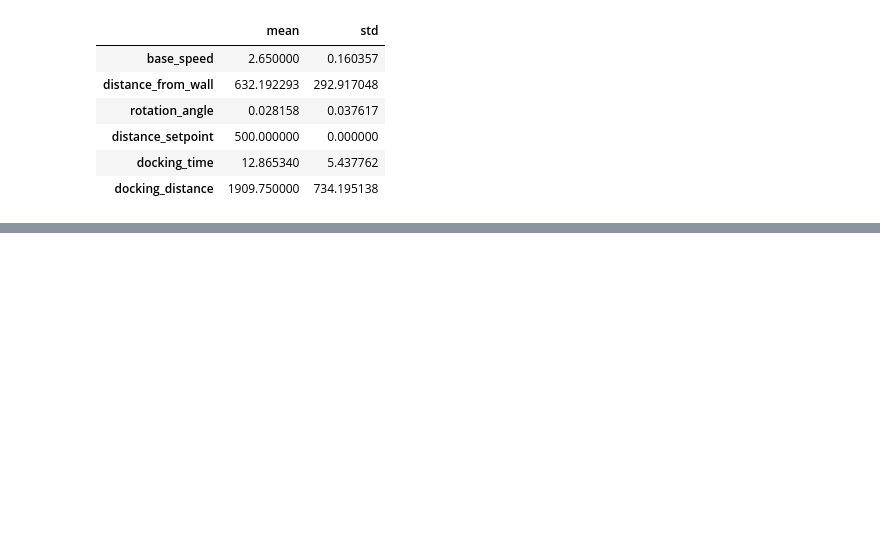
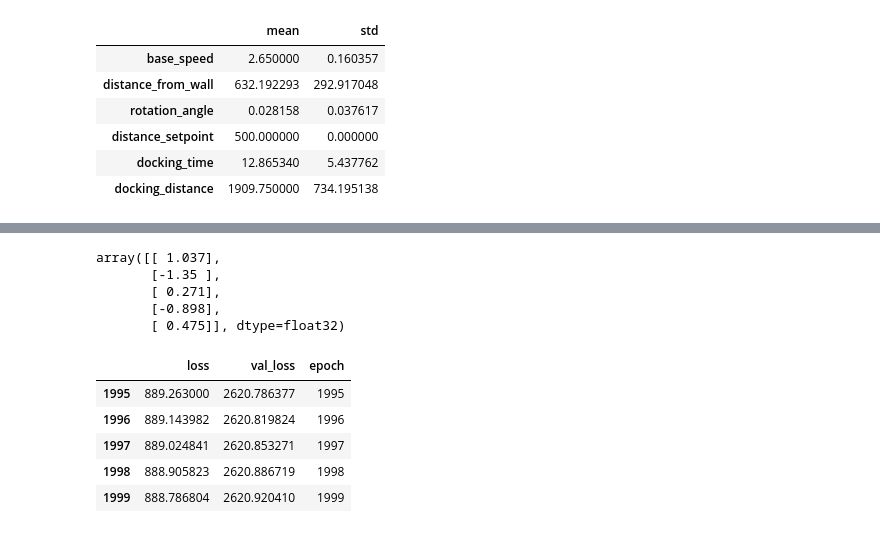
Before and after one commit to szymciem8/AGV-Autonomous-Docking, a Jupyter notebook: docking_prediction/regression.ipynb, the cells around one changed output, grey strips where cells are left out. Saved outputs shown, nothing was run; the diff lists cells and outputs as text; code cells hidden in the pictures; blank space fills up the shorter version.

```diff
--- a/docking_prediction/regression.ipynb
+++ b/docking_prediction/regression.ipynb
@@ -99,0 +115,12 @@ normalizer = tf.keras.layers.Normalization(axis=-1)
+# %%
+distance_from_wall = np.array(train_features['distance_from_wall'])
+
+dfw_normalizer = layers.Normalization(input_shape=[1,], axis=None)
+dfw_normalizer.adapt(distance_from_wall)
+# %%
+dfw_model = tf.keras.Sequential([
+    dfw_normalizer,
+    layers.Dense(units=1)
+])
+
+dfw_model.summary()
@@ -99,0 +140,8 @@ normalizer = tf.keras.layers.Normalization(axis=-1)
+# %%
+dfw_model.predict(distance_from_wall[:5])
+# %% [output]
+array([[ 1.037],
+       [-1.35 ],
+       [ 0.271],
+       [-0.898],
+       [ 0.475]], dtype=float32)
@@ -99,0 +161,11 @@ normalizer = tf.keras.layers.Normalization(axis=-1)
+# %%
+hist = pd.DataFrame(history.history)
+hist['epoch'] = history.epoch
+hist.tail()
+# %% [output]
+|  | loss | val_loss | epoch |
+| 1995 | 889.263000 | 2620.786377 | 1995 |
+| 1996 | 889.143982 | 2620.819824 | 1996 |
+| 1997 | 889.024841 | 2620.853271 | 1997 |
+| 1998 | 888.905823 | 2620.886719 | 1998 |
+| 1999 | 888.786804 | 2620.920410 | 1999 |
```
Also changed, not shown: parts of 27 cells of this notebook.
